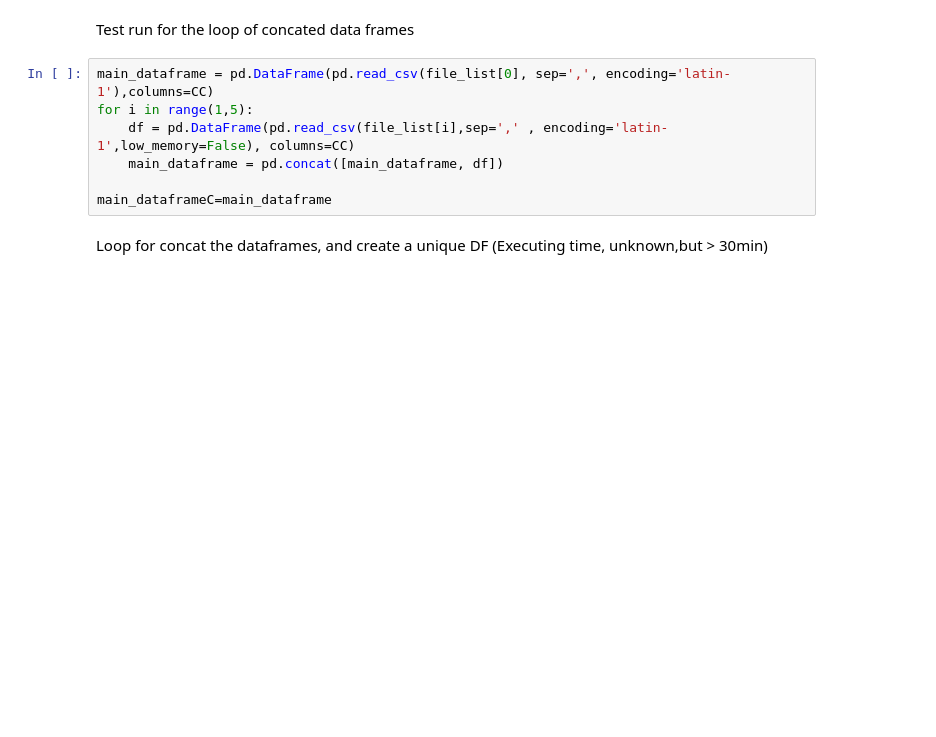
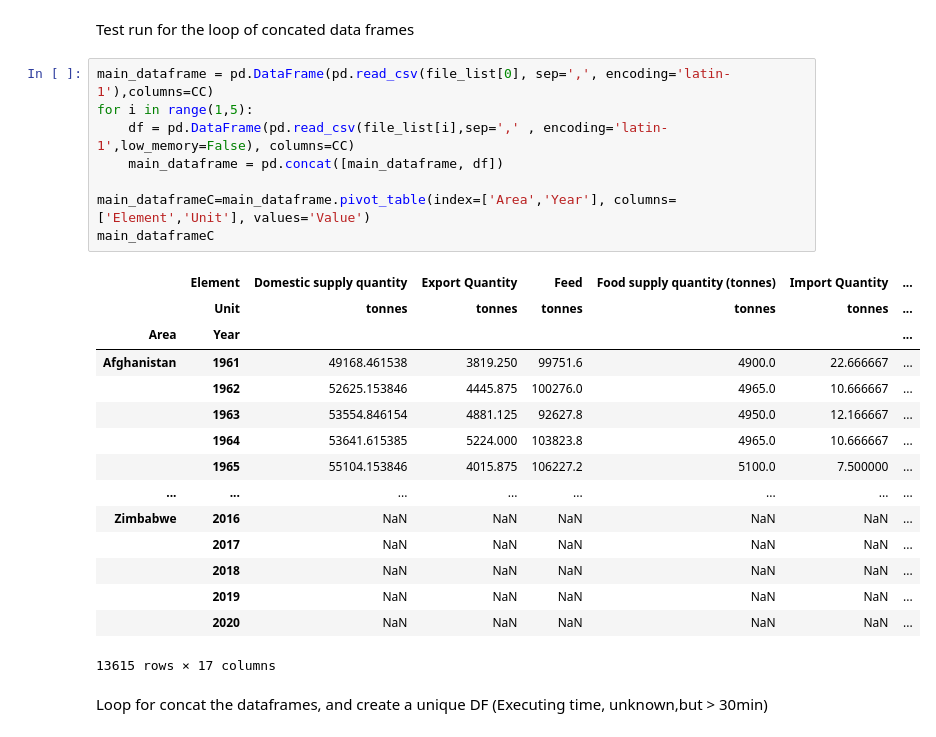
Before and after one commit to masanchis/python-data-driven-decisions, a Jupyter notebook: FAO attempt.ipynb, the cells around one changed output. Drawn from its saved outputs; the diff is of its cells as text; blank space fills up the shorter version.

```diff
--- a/FAO attempt.ipynb
+++ b/FAO attempt.ipynb
@@ -85,10 +85,27 @@ Test run for the loop of concated data frames
 # %%
 main_dataframe = pd.DataFrame(pd.read_csv(file_list[0], sep=',', encoding='latin-1'),columns=CC)
 for i in range(1,5):
     df = pd.DataFrame(pd.read_csv(file_list[i],sep=',' , encoding='latin-1',low_memory=False), columns=CC)
     main_dataframe = pd.concat([main_dataframe, df])
 
-main_dataframeC=main_dataframe
+main_dataframeC=main_dataframe.pivot_table(index=['Area','Year'], columns= ['Element','Unit'], values='Value')
+main_dataframeC
+# %% [output]
+|  | Element | Domestic supply quantity | Export Quantity | Feed | Food supply quantity (tonnes) | Import Quantity | ... |
+|  | Unit | tonnes | tonnes | tonnes | tonnes | tonnes | ... |
+| Area | Year |  |  |  |  |  | ... |
+| Afghanistan | 1961 | 49168.461538 | 3819.250 | 99751.6 | 4900.0 | 22.666667 | ... |
+|  | 1962 | 52625.153846 | 4445.875 | 100276.0 | 4965.0 | 10.666667 | ... |
+|  | 1963 | 53554.846154 | 4881.125 | 92627.8 | 4950.0 | 12.166667 | ... |
+|  | 1964 | 53641.615385 | 5224.000 | 103823.8 | 4965.0 | 10.666667 | ... |
+|  | 1965 | 55104.153846 | 4015.875 | 106227.2 | 5100.0 | 7.500000 | ... |
+| ... | ... | ... | ... | ... | ... | ... | ... |
+| Zimbabwe | 2016 | NaN | NaN | NaN | NaN | NaN | ... |
+|  | 2017 | NaN | NaN | NaN | NaN | NaN | ... |
+|  | 2018 | NaN | NaN | NaN | NaN | NaN | ... |
+|  | 2019 | NaN | NaN | NaN | NaN | NaN | ... |
+|  | 2020 | NaN | NaN | NaN | NaN | NaN | ... |
+13615 rows × 17 columns
 # %% [markdown]
 Loop for concat the dataframes, and create a unique DF (Executing time, unknown,but > 30min)
 # %%
```
